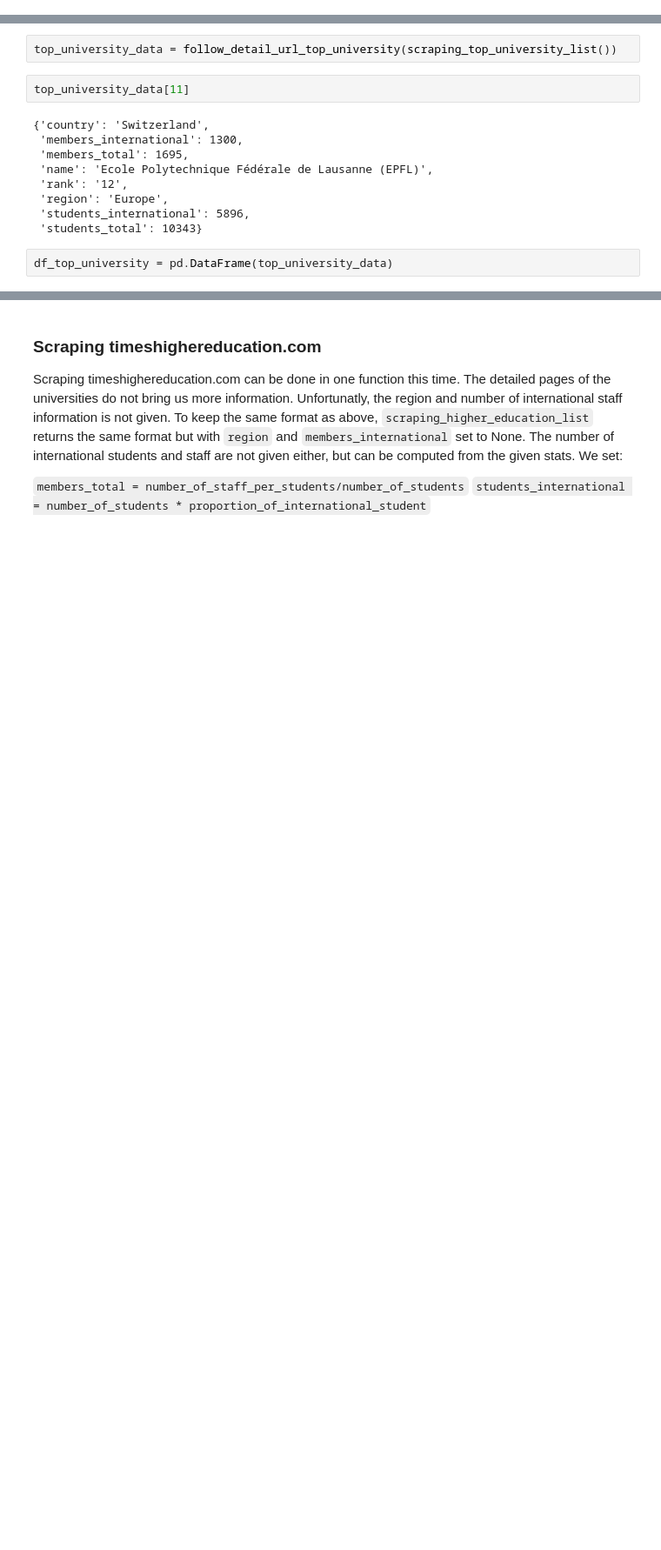
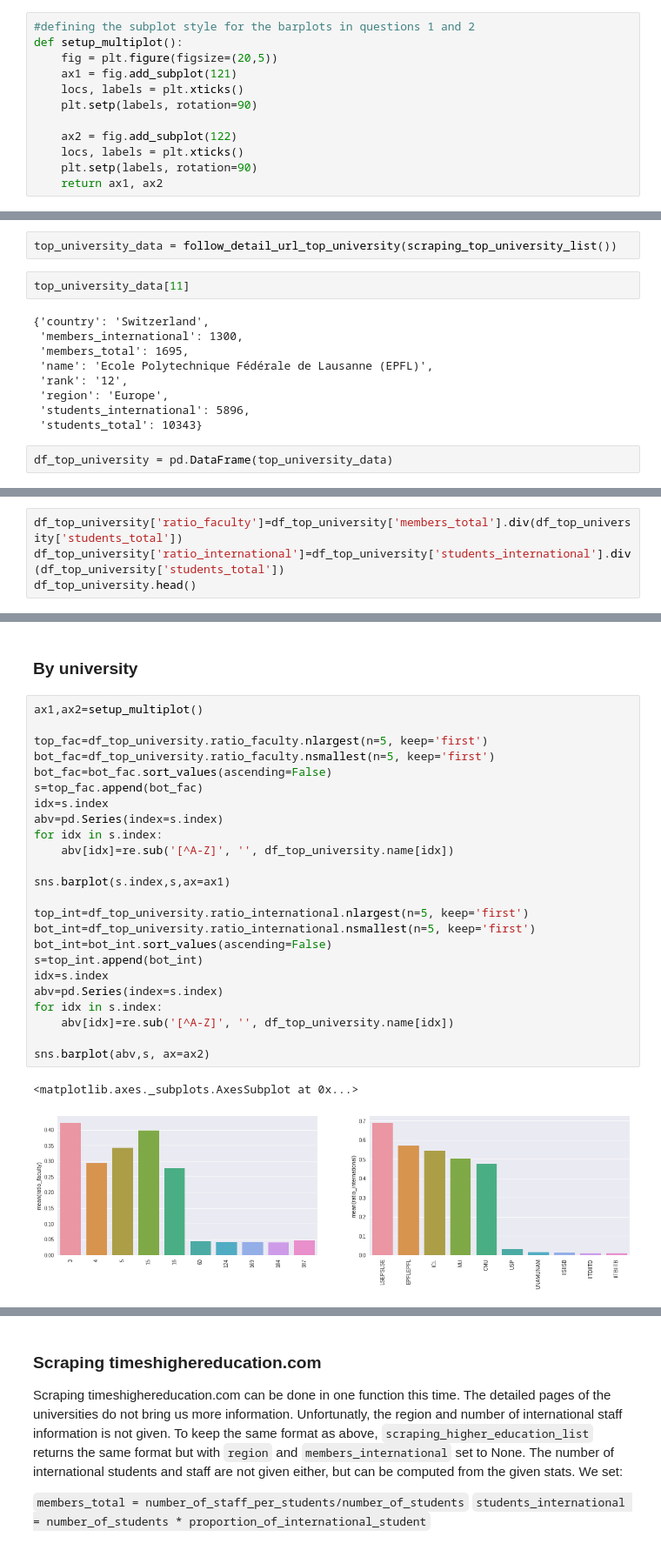
Before and after one commit to Polymere/ADA_Group, a Jupyter notebook: Homework/02 - Data from the Web/Scraping.ipynb, the cells around one changed output, grey strips where cells are left out. Shown at 87% size. Drawn from its saved outputs; the diff is of its cells as text; blank space fills up the shorter version.

Commit message:
Added aggreg, barplots and copied Robin's code

```diff
--- a/Homework/02 - Data from the Web/Scraping.ipynb
+++ b/Homework/02 - Data from the Web/Scraping.ipynb
@@ -7,0 +10,12 @@ import numpy as np
+# %%
+#defining the subplot style for the barplots in questions 1 and 2
+def setup_multiplot():
+    fig = plt.figure(figsize=(20,5))
+    ax1 = fig.add_subplot(121)
+    locs, labels = plt.xticks()
+    plt.setp(labels, rotation=90)
+
+    ax2 = fig.add_subplot(122)
+    locs, labels = plt.xticks()
+    plt.setp(labels, rotation=90)
+    return ax1, ax2
@@ -125,3 +146,7 @@ df_top_university[np.isnan(df_top_university.members_international)]
 |  | country | members_international | members_total | name | rank | region | students_international | ... |
 | 51 | United States | NaN | NaN | New York University (NYU) | 52 | North America | NaN | ... |
 | 189 | India | NaN | 423.0 | Indian Institute of Science (IISc... | 190 | Asia | 47.0 | ... |
+# %%
+df_top_university['ratio_faculty']=df_top_university['members_total'].div(df_top_university['students_total'])
+df_top_university['ratio_international']=df_top_university['students_international'].div(df_top_university['students_total'])
+df_top_university.head()
@@ -127,0 +160,29 @@ df_top_university[np.isnan(df_top_university.members_international)]
+# %% [markdown]
+### By university
+# %%
+ax1,ax2=setup_multiplot()
+
+top_fac=df_top_university.ratio_faculty.nlargest(n=5, keep='first')
+bot_fac=df_top_university.ratio_faculty.nsmallest(n=5, keep='first')
+bot_fac=bot_fac.sort_values(ascending=False)
+s=top_fac.append(bot_fac)
+idx=s.index
+abv=pd.Series(index=s.index)
+for idx in s.index:
+    abv[idx]=re.sub('[^A-Z]', '', df_top_university.name[idx])
+
+sns.barplot(s.index,s,ax=ax1)
+
+top_int=df_top_university.ratio_international.nlargest(n=5, keep='first')
+bot_int=df_top_university.ratio_international.nsmallest(n=5, keep='first')
+bot_int=bot_int.sort_values(ascending=False)
+s=top_int.append(bot_int)
+idx=s.index
+abv=pd.Series(index=s.index)
+for idx in s.index:
+    abv[idx]=re.sub('[^A-Z]', '', df_top_university.name[idx])
+
+sns.barplot(abv,s, ax=ax2)
+# %% [output]
+<matplotlib.axes._subplots.AxesSubplot at 0x...>
+[figure, added]
```
Also changed, not shown: parts of 20 cells of this notebook.
